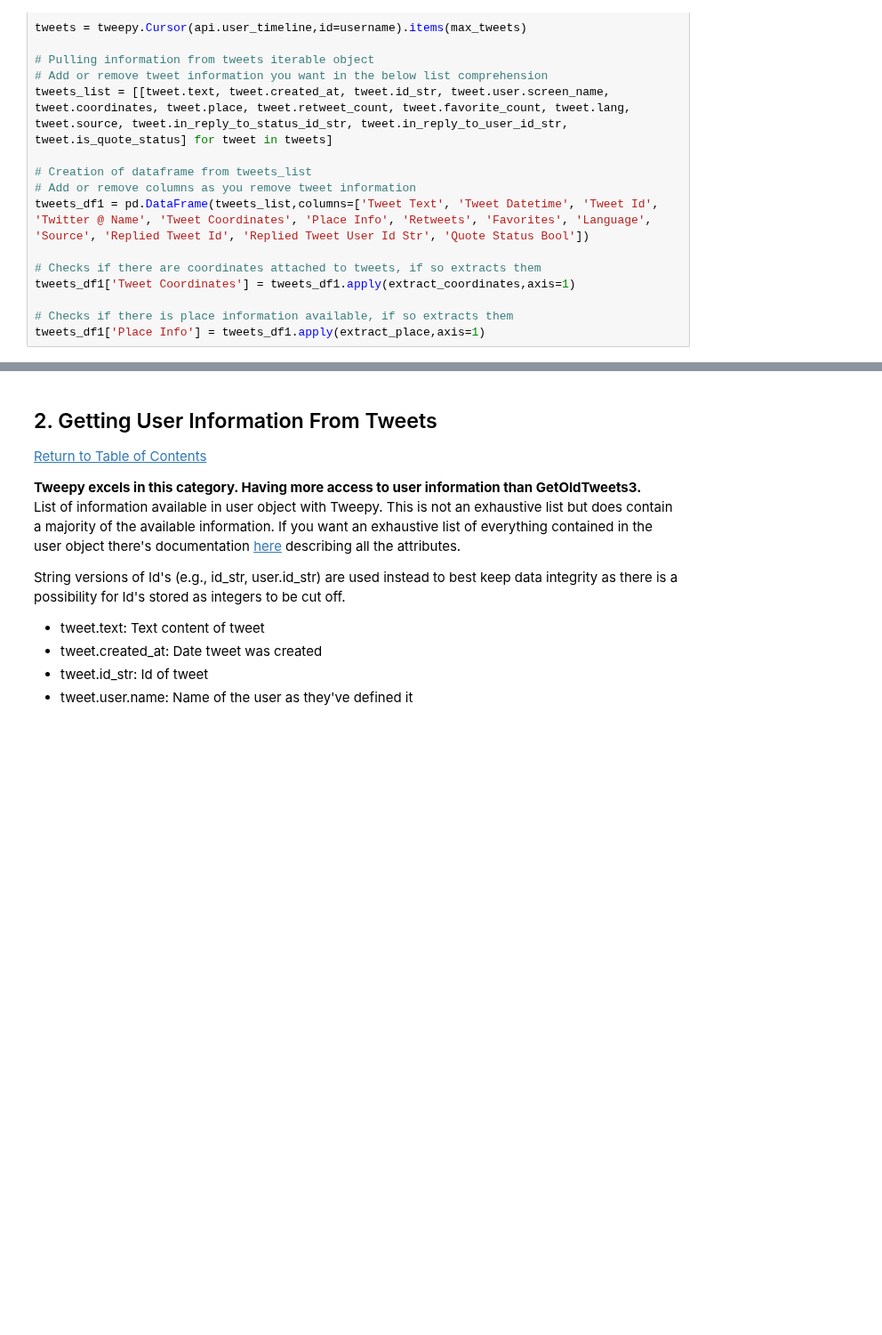
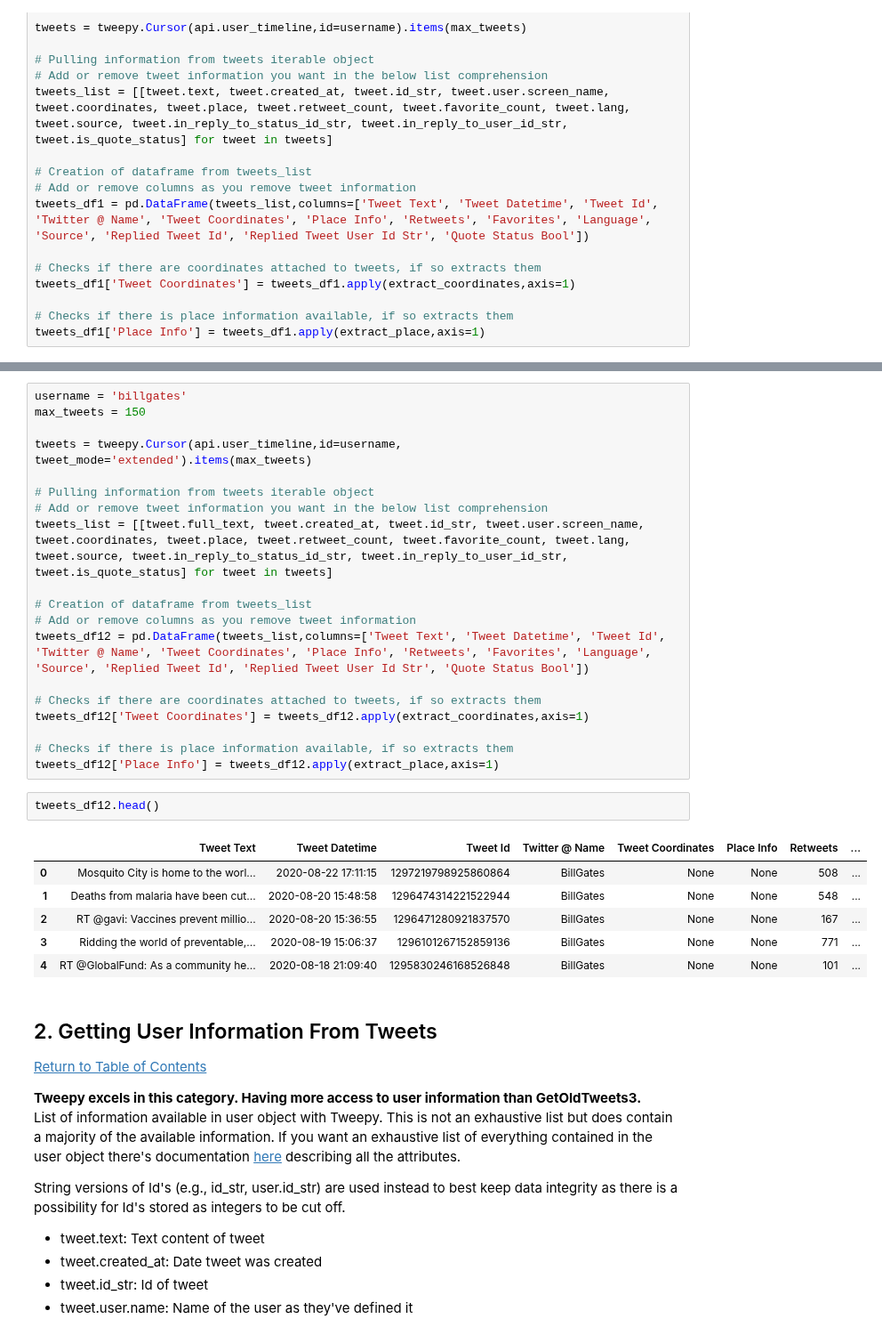
Before and after one commit to MartinKBeck/TwitterScraper, a Jupyter notebook: AdvScraper/Tweepy/Tweepy_Article_Scraper.ipynb, the cells around one changed output, grey strips where cells are left out. Shown at 89% size. Drawn from its saved outputs; the diff is of its cells as text; blank space fills up the shorter version.

Commit message:
Add files via upload
Updating Tweepy scraper with extended_tweets information

```diff
--- a/AdvScraper/Tweepy/Tweepy_Article_Scraper.ipynb
+++ b/AdvScraper/Tweepy/Tweepy_Article_Scraper.ipynb
@@ -143,3 +151,31 @@ tweets_df1.head()
+# %%
+username = 'billgates'
+max_tweets = 150
+
+tweets = tweepy.Cursor(api.user_timeline,id=username, tweet_mode='extended').items(max_tweets)
+
+# Pulling information from tweets iterable object
+# Add or remove tweet information you want in the below list comprehension
+tweets_list = [[tweet.full_text, tweet.created_at, tweet.id_str, tweet.user.screen_name, tweet.coordinates, tweet.place, tweet.retweet_count, tweet.favorite_count, tweet.lang, tweet.source, tweet.in_reply_to_status_id_str, tweet.in_reply_to_user_id_str, tweet.is_quote_status] for tweet in tweets]
+
+# Creation of dataframe from tweets_list
+# Add or remove columns as you remove tweet information
+tweets_df12 = pd.DataFrame(tweets_list,columns=['Tweet Text', 'Tweet Datetime', 'Tweet Id', 'Twitter @ Name', 'Tweet Coordinates', 'Place Info', 'Retweets', 'Favorites', 'Language', 'Source', 'Replied Tweet Id', 'Replied Tweet User Id Str', 'Quote Status Bool'])
+
+# Checks if there are coordinates attached to tweets, if so extracts them
+tweets_df12['Tweet Coordinates'] = tweets_df12.apply(extract_coordinates,axis=1)
+
+# Checks if there is place information available, if so extracts them
+tweets_df12['Place Info'] = tweets_df12.apply(extract_place,axis=1)
+# %%
+tweets_df12.head()
+# %% [output]
+|  | Tweet Text | Tweet Datetime | Tweet Id | Twitter @ Name | Tweet Coordinates | Place Info | Retweets | ... |
+| 0 | Mosquito City is home to the worl... | 2020-08-22 17:11:15 | 1297219798925860864 | BillGates | None | None | 508 | ... |
+| 1 | Deaths from malaria have been cut... | 2020-08-20 15:48:58 | 1296474314221522944 | BillGates | None | None | 548 | ... |
+| 2 | RT @gavi: Vaccines prevent millio... | 2020-08-20 15:36:55 | 1296471280921837570 | BillGates | None | None | 167 | ... |
+| 3 | Ridding the world of preventable,... | 2020-08-19 15:06:37 | 1296101267152859136 | BillGates | None | None | 771 | ... |
+| 4 | RT @GlobalFund: As a community he... | 2020-08-18 21:09:40 | 1295830246168526848 | BillGates | None | None | 101 | ... |
 # %% [markdown]
 ## 2. Getting User Information From Tweets<a name="Section2"></a>
 [Return to Table of Contents](#TOC)
```
Also changed, not shown: parts of 4 cells of this notebook, 1 other file.
